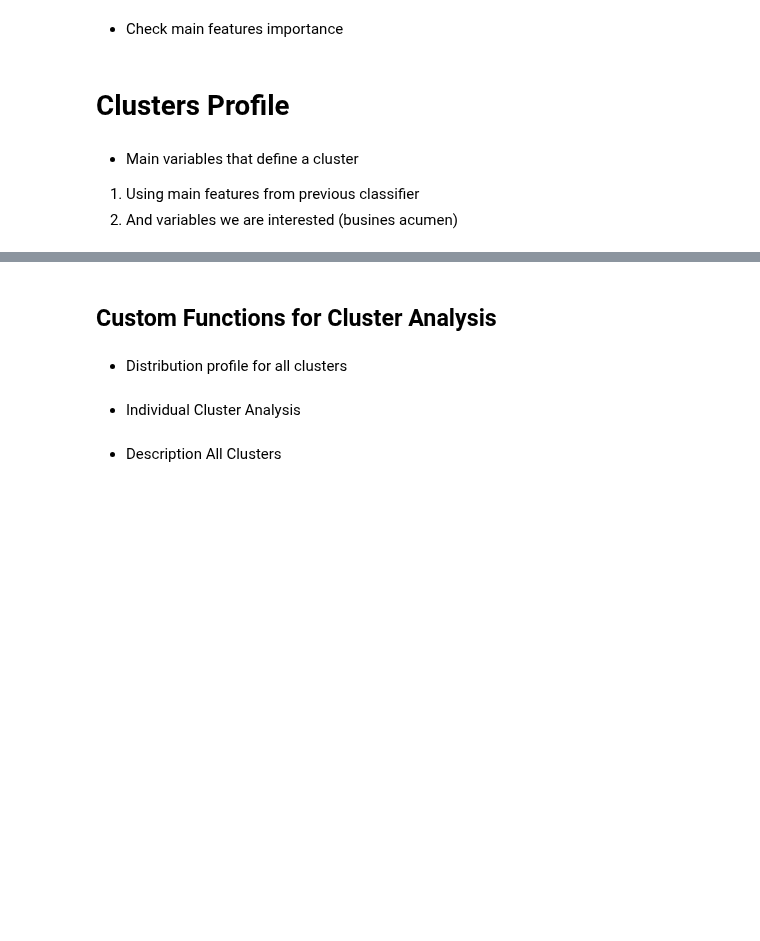
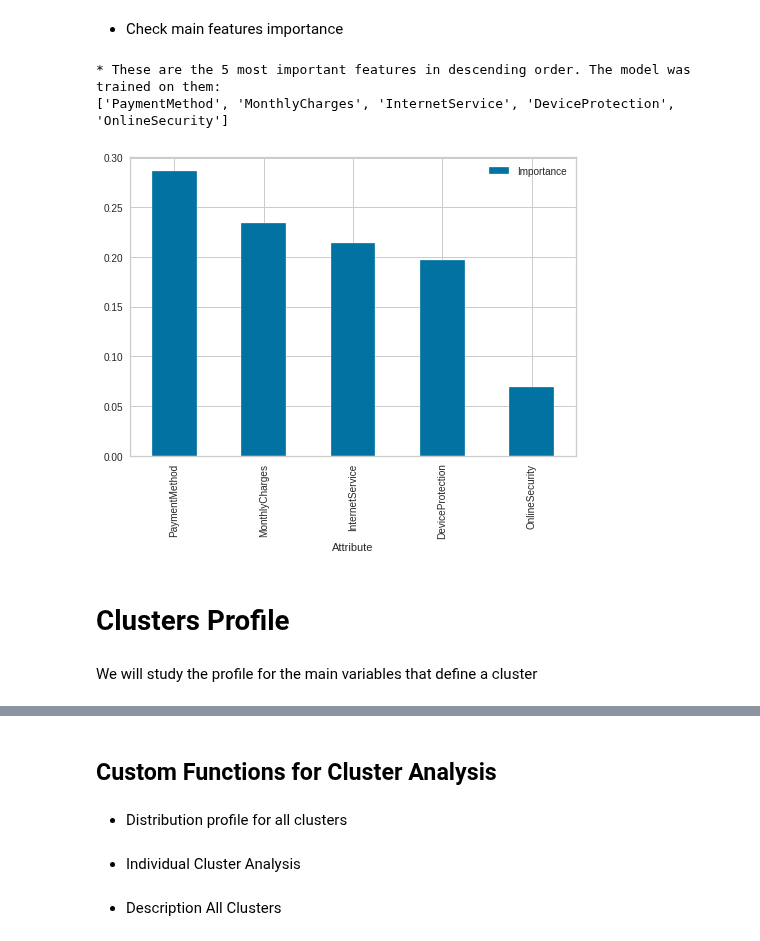
Before and after one commit to FernandoRocha88/WalkthroughProject02, a Jupyter notebook: jupyter_notebooks/Cluster Analysis/Modeling and Evaluation - Cluster Sklearn.ipynb, the cells around one changed output, grey strips where cells are left out. Saved outputs shown, nothing was run; the diff lists cells and outputs as text; code cells hidden in the pictures; blank space fills up the shorter version.

```diff
--- a/jupyter_notebooks/Cluster Analysis/Modeling and Evaluation - Cluster Sklearn.ipynb
+++ b/jupyter_notebooks/Cluster Analysis/Modeling and Evaluation - Cluster Sklearn.ipynb
@@ -226,50 +234,25 @@ def PipelineDataCleaningAndFeatureEngineering():
       # ),
 
 
-
-
-
-
-
     ]
   )
 
   return pipeline_base
 
 
-
-
 def PipelineCluster():
   pipe = PipelineDataCleaningAndFeatureEngineering()
-
-  pipe.steps.append([
-                     "PCA",PCA(n_components=3, random_state=config.RANDOM_STATE)
-                     ])
-
-  pipe.steps.append([
-                     "scaler",StandardScaler()
-                     ])
-
-  pipe.steps.append([
-                     "model",KMeans(n_clusters=4, random_state=config.RANDOM_STATE)
-                     ])
+  pipe.steps.append(["PCA",PCA(n_components=3, random_state=config.RANDOM_STATE)])
+  pipe.steps.append(["scaler",StandardScaler()])
+  pipe.steps.append(["model",KMeans(n_clusters=4, random_state=config.RANDOM_STATE)])
   return pipe
 
 
 def PipelineClf2ExplainClusters():
    pipe = PipelineDataCleaningAndFeatureEngineering()
-
-   pipe.steps.append([
-                     "feat_selection",SelectFromModel(GradientBoostingClassifier(random_state=config.RANDOM_STATE))
-                     ])
-
-   pipe.steps.append([
-                     "scaler",StandardScaler()
-                     ])
-
-   pipe.steps.append([
-                     "model",GradientBoostingClassifier(random_state=config.RANDOM_STATE)
-                     ])
+   pipe.steps.append(["feat_selection",SelectFromModel(GradientBoostingClassifier(random_state=config.RANDOM_STATE))])
+   pipe.steps.append(["scaler",StandardScaler()])
+   pipe.steps.append(["model",GradientBoostingClassifier(random_state=config.RANDOM_STATE)])
    return pipe
 
 
@@ -561,28 +671,28 @@ print(
 # %%
 # after data cleaning and feat engine, the feature space changes
 columns_after_data_cleaning_feat_eng = (PipelineDataCleaningAndFeatureEngineering()
                                         .fit_transform(X_train)
                                         .columns)
 
 best_features = columns_after_data_cleaning_feat_eng[pipeline_clf_cluster['feat_selection'].get_support()].to_list()
 
 # create DataFrame to display feature importance
 df_feature_importance = (pd.DataFrame(data={
           'Attribute': columns_after_data_cleaning_feat_eng[pipeline_clf_cluster['feat_selection'].get_support()],
           'Importance': pipeline_clf_cluster['model'].feature_importances_})
   .sort_values(by='Importance', ascending=False)
   )
 
+best_features = df_feature_importance['Attribute'].to_list() # reassign best features in importance order
+
 # Most important features statement and plot
 print(f"* These are the {len(best_features)} most important features in descending order. "
-      f"The model was trained on them: \n{df_feature_importance['Attribute'].to_list()} \n")
-
+      f"The model was trained on them: \n{best_features} \n")
 df_feature_importance.plot(kind='bar',x='Attribute',y='Importance')
 plt.show()
+# %% [output]
+* These are the 5 most important features in descending order. The model was trained on them:
+['PaymentMethod', 'MonthlyCharges', 'InternetService', 'DeviceProtection', 'OnlineSecurity']
+[figure, added]
 # %% [markdown]
 # Clusters Profile
-# %% [markdown]
-* Main variables that define a cluster
-
-1.   Using main features from previous classifier
-2.   And variables we are interested (busines acumen)
@@ -592 +699,3 @@ main_clusters_variables
+# %% [markdown]
+We will study the profile for the main variables that define a cluster
 # %%
```
Also changed, not shown: parts of 56 cells of this notebook.
